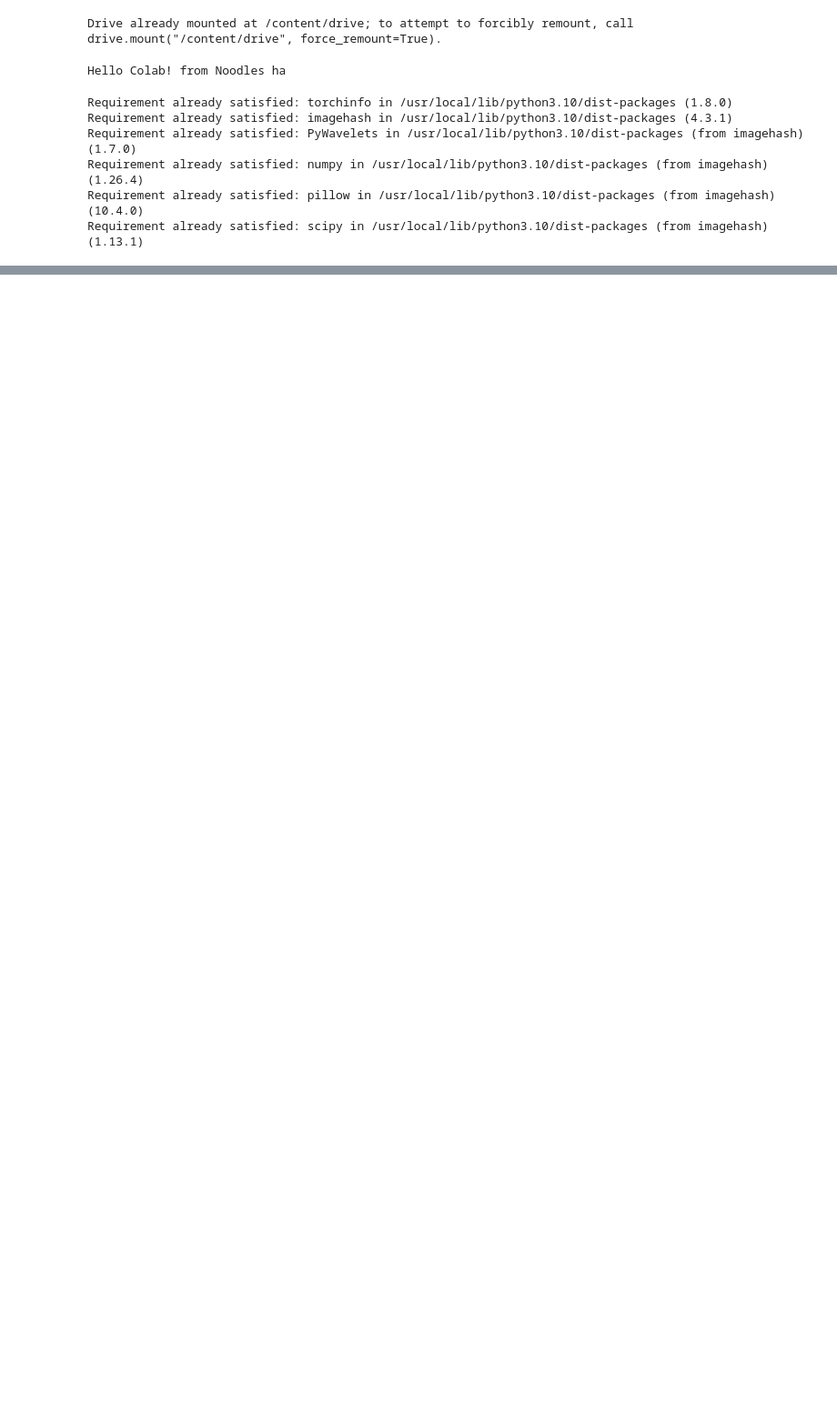
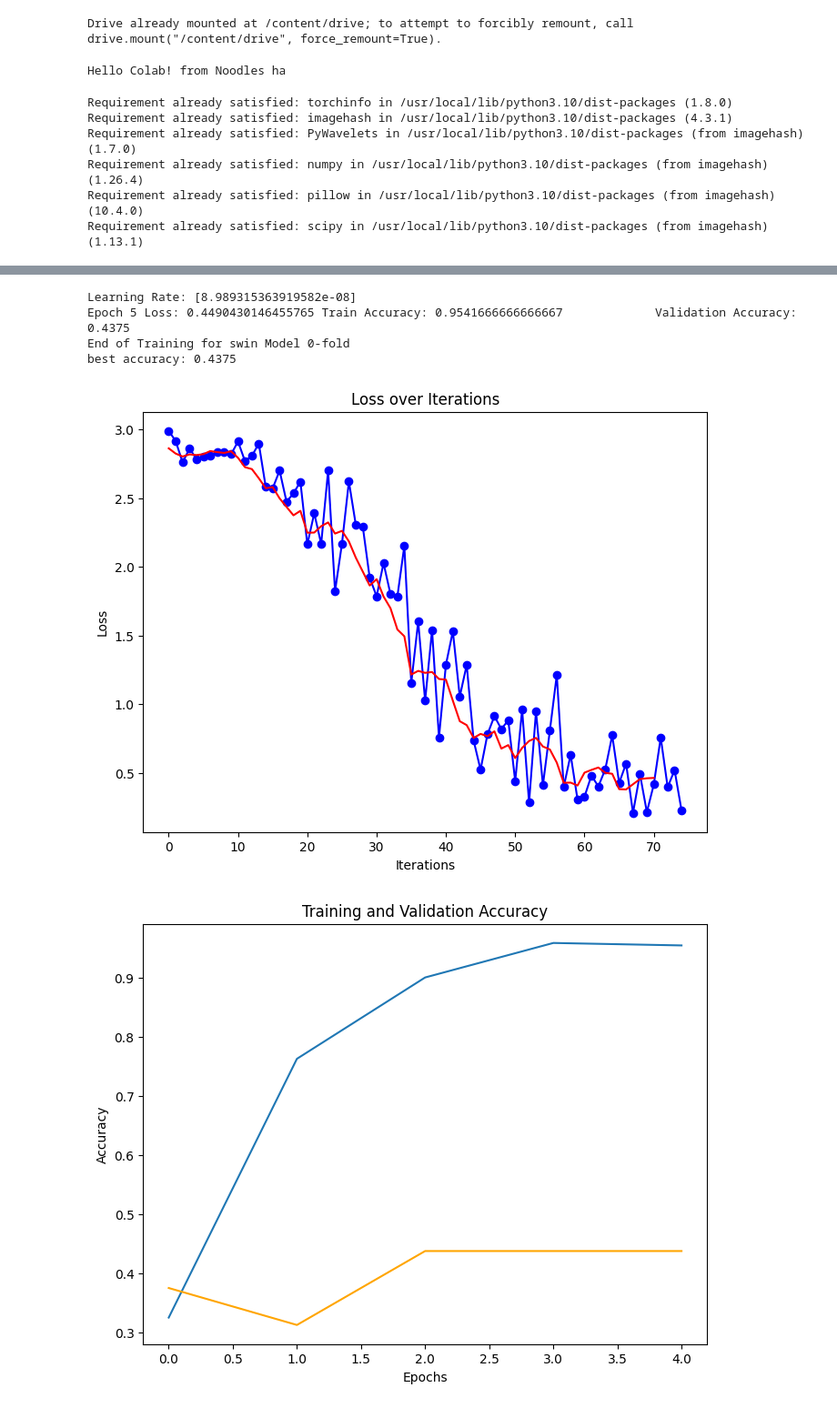
Before and after one commit to tomhyhan/noodles, a Jupyter notebook: pasta_classification.ipynb, the cells around one changed output, grey strips where cells are left out. Shown: that part at 91% size. Saved outputs shown, nothing was run; the diff lists cells and outputs as text; code cells hidden in the pictures; blank space fills up the shorter version.

```diff
--- a/pasta_classification.ipynb
+++ b/pasta_classification.ipynb
@@ -84,12 +95,13 @@ X, test_data, y, test_label = train_test_split(image_paths.values, labels.values
 k_fold = StratifiedKFold(n_splits=5, random_state=SEED, shuffle=True)
 models = ['swin']
 
-N=100
-perm_indices = np.random.permutation(N)
-X = X[perm_indices]
-y = y[perm_indices]
+# N=100
+# perm_indices = np.random.permutation(N)
+# X = X[perm_indices]
+# y = y[perm_indices]
 
 for model_name in models:
+    current_model_accuracies = []
     for k_id, (train_i, val_i) in enumerate(k_fold.split(X,y)):
         print(len(train_i), len(val_i))
         train_set = X[train_i]
@@ -106,6 +118,7 @@ for model_name in models:
         weight_decay = model_config.train_args.weight_decay
         log_interval = model_config.train_args.log_interval
         out_dir = model_config.train_args.output_dir
+        scheduler_name = model_config.train_args.scheduler
 
         device = 'cuda' if torch.cuda.is_available() else 'cpu'
 
@@ -132,14 +145,26 @@ for model_name in models:
             batch_size=batch_size,
             weight_decay=weight_decay,
             log_interval=log_interval,
+            scheduler_name=scheduler_name,
             device=device
         )
 
+
+        current_model_accuracies.append(best_accuracy)
+        print(f"End of Training for {model_name} Model {k_id}-fold")
+        print(f"best accuracy: {best_accuracy}")
+
         os.makedirs(os.path.join(GOOGLE_DRIVE_PATH, out_dir), exist_ok=True)
-        torch.save(model.state_dict(), os.path.join(GOOGLE_DRIVE_PATH, out_dir, f"{model_name}_k_fold_{k_id}.pt"))
-        print(f"best accuracy: {best_accuracy}")
+        torch.save(best_params, os.path.join(GOOGLE_DRIVE_PATH, out_dir, f"{model_name}_k_fold_{k_id}.pt"))
+        draw_loss(loss_history)
+        draw_train_val_accuracy(train_accuracy_history, val_accuracy_history)
+
         break
+
+    print("current_model_accuracies", current_model_accuracies)
     break
+
+
         # avg_accuracy = torch.mean(fold_accuracies)
         # std_accuracy = torch.std(fold_accuracies)
 
@@ -175,0 +186,6 @@ ValueError: not enough values to unpack (expected 5, got 2)
+Learning Rate: [8.989315363919582e-08]
+Epoch 5 Loss: 0.4490430146455765 Train Accuracy: 0.9541666666666667             Validation Accuracy: 0.4375
+End of Training for swin Model 0-fold
+best accuracy: 0.4375
+[figure, added]
+[figure, added]
```
Also changed, not shown: parts of 6 cells of this notebook.
